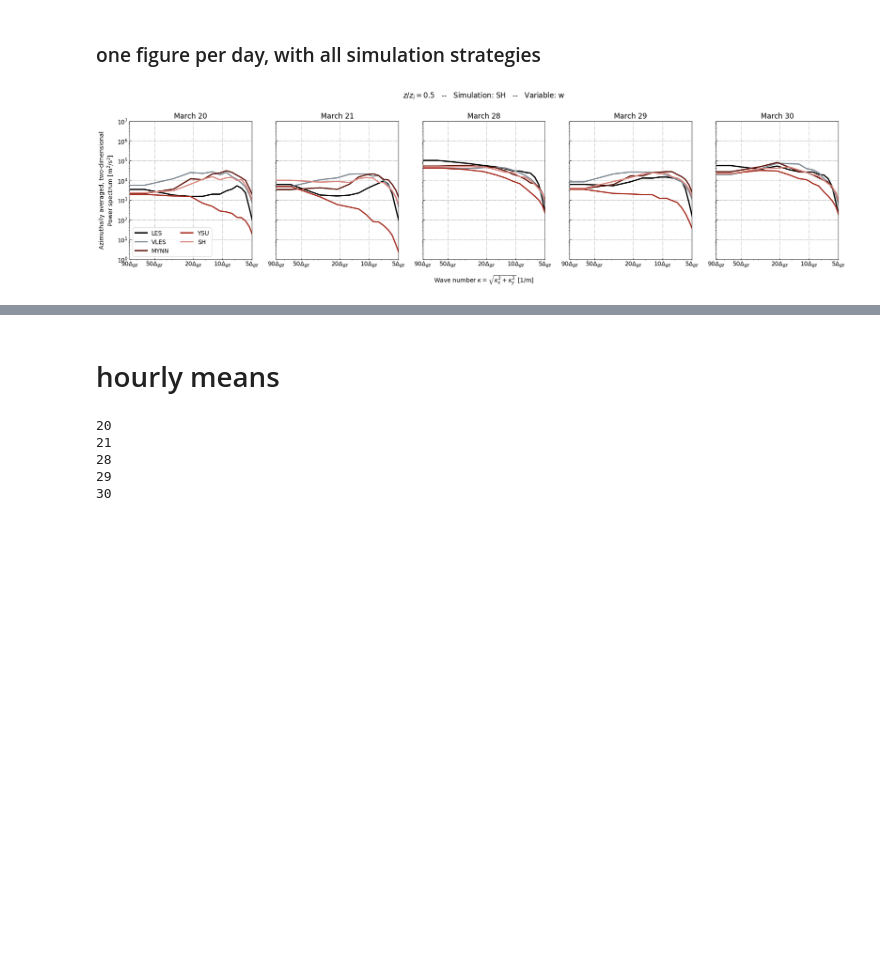
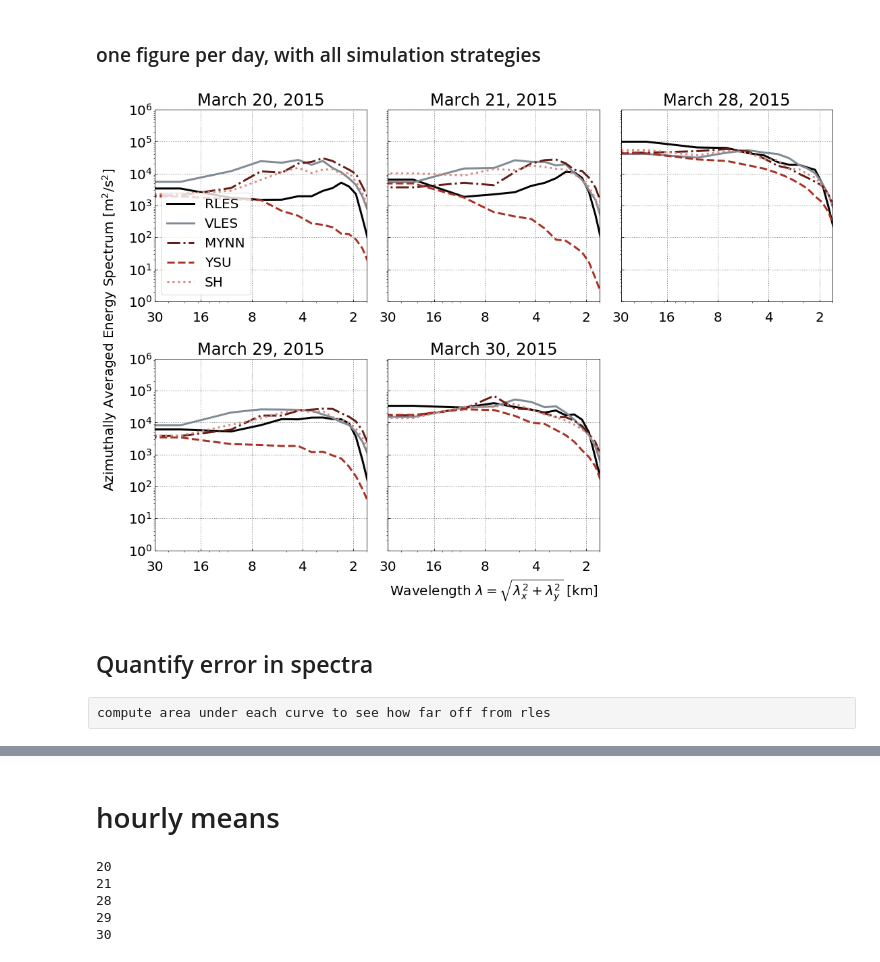
Before and after one commit to dorn1984/xpia, a Jupyter notebook: plot_spectra_and_cospectra.ipynb, the cells around one changed output, grey strips where cells are left out. Saved outputs shown, nothing was run; the diff lists cells and outputs as text; code cells hidden in the pictures; blank space fills up the shorter version.

```diff
--- a/plot_spectra_and_cospectra.ipynb
+++ b/plot_spectra_and_cospectra.ipynb
@@ -333,5 +413,12 @@ for sim in link_daily_avgs[day].columns:
 # %% [markdown]
 ### one figure per simulation strategy, with a panel per day showing all 10-mins and the daily average
+# %%
+meters = [2000,4000,8000,16000,30000]
+xticks_example  = [1/a for a in meters]
+xlabels_example = ["{0}".format(int(a/1000)) for a in meters ]
+# %%
+fs=20
+plt.rc("font",size=fs)
 # %%
 plotscale = 'loglog'
 
@@ -401,54 +492,78 @@ for sim in sims:
 # %% [markdown]
 ### one figure per day, with all simulation strategies
+# %%
+meters = [2000,4000,8000,16000,30000]
+xticks_example  = [1/a for a in meters]
+xlabels_example = ["{0}".format(int(a/1000)) for a in meters ]
+# %%
+fs=20
+plt.rc("font",size=fs)
 # %%
 days  = subsets_by_day_les.keys()
 ndays = len(days)
 nsims = ["les","mynn","ysu","sh","vles"]
 
-fig = plt.figure(figsize=(6*ndays,6))
+fig = plt.figure(figsize=(6*3,6*2))
 
 axbig = fig.add_subplot(111)
 axbig.spines['top'].set_color('none')
 axbig.spines['bottom'].set_color('none')
 axbig.spines['left'].set_color('none')
 axbig.spines['right'].set_color('none')
 axbig.tick_params(labelcolor='none', top=False, bottom=False, left=False, right=False)
-axbig.set_ylabel("Azimuthally averaged, two-dimensional\nPower spectrum [m$^2$/s$^2$]")
-axbig.set_xlabel("Wave number $\kappa=\sqrt{\kappa_x^2+\kappa_y^2}$ [1/m]",labelpad=15)
-axbig.set_title("$z/z_i={0}$".format(z_zi_target)+"   --   Simulation: {0}".format(sim.upper())+"   --   Variable: {0}".format(varname),y=1.15)
+if varname=="w":
+    axbig.set_ylabel("Azimuthally Averaged Energy Spectrum [m$^2$/s$^2$]", labelpad=15)
+else:
+    axbig.set_ylabel("Azimuthally Averaged Energy Co-Spectrum [m$^2$/s$^2$]", labelpad=15)
+axbig.set_xlabel("Wavelength $\lambda=\sqrt{\lambda_x^2+\lambda_y^2}$ [km]", labelpad=15)
+
+#axbig.set_title("$z/z_i={0}$".format(z_zi_target)+"   --   Variable: {0}".format(varname),y=1.15)
 
 axs = {}
 
 for iax,day in enumerate(days):
 
-    axs[iax] = fig.add_subplot(1,ndays,iax+1)
+    if iax==3:
+        axs[iax] = fig.add_subplot(2,3,iax+1,position=[50,0,10,10])
+    else:
+        axs[iax] = fig.add_subplot(2,3,iax+1)
     axs[iax].grid(color='gray', linestyle=':', linewidth=1)
 
 
     for sim in keys_in_order:
 
         link_snapshots = subsets_by_day_les if sim.lower() in ["les","les_raw"] else subsets_by_day_gz
         link_daily_avgs = dayavg_by_day_les if sim.lower() in ["les","les_raw"] else dayavg_by_day_gz
 
         df_subset_timeavg = link_daily_avgs[day].copy()
-        axs[iax].loglog(df_subset_timeavg.index, df_subset_timeavg[sim],lw=3,color=colors[sim],label=sim.upper())
+        simlab="RLES" if sim=="les" else sim
+        axs[iax].loglog(df_subset_timeavg.index, df_subset_timeavg[sim],lw=3,color=colors[sim],label=simlab.upper(),ls=lss[sim])
 
-    if iax>0:
+        #idx_start = np.where(frequencies>1/8000)[0][0]
+        #axs[iax].axvline(x=df_subset_timeavg.index[idx_start], color='limegreen', lw=5)
+
+
+    if iax not in [0,3]:
         plt.setp(axs[iax].get_yticklabels(), visible=False)
 
     axs[iax].xaxis.set_tick_params(direction='in')
     axs[iax].yaxis.set_tick_params(direction='in')
 
     if iax == 0:
-        plt.legend(loc=3,ncol=2)
+        plt.legend(loc=3,ncol=1)
 
     axs[iax].set_xlim([minf,filterf])
-    axs[iax].set_ylim([1e0,1e7])
-    axs[iax].set_xlim([minf,filterf])
-    axs[iax].set_xticks(xticks)
-    axs[iax].set_xticklabels(xlabels)
-    axs[iax].set_title('March {0}'.format(day))
+    axs[iax].set_ylim([1e0,1e6])
+    axs[iax].set_xticks(xticks_example)
+    axs[iax].set_xticklabels(xlabels_example)
+    axs[iax].set_title('March {0}, 2015'.format(day))
+    axs[iax].tick_params(axis='x', which='major', pad=15)
 
-fig.savefig("../figs/w_spectra_daily_panels_all_sims_mean.png", dpi=200, bbox_inches="tight")
+fig.subplots_adjust(wspace=0.1,hspace=0.3)
+fig.savefig("../figs/{0}_spectra_daily_panels_all_sims_mean.png".format(varname), dpi=300, bbox_inches="tight")
 # %% [output]
-[figure, old version]
+[figure, new version]
+# %% [markdown]
+## Quantify error in spectra
+# %% [raw]
+compute area under each curve to see how far off from rles
```
Also changed, not shown: parts of 24 cells of this notebook, 3 other files.
